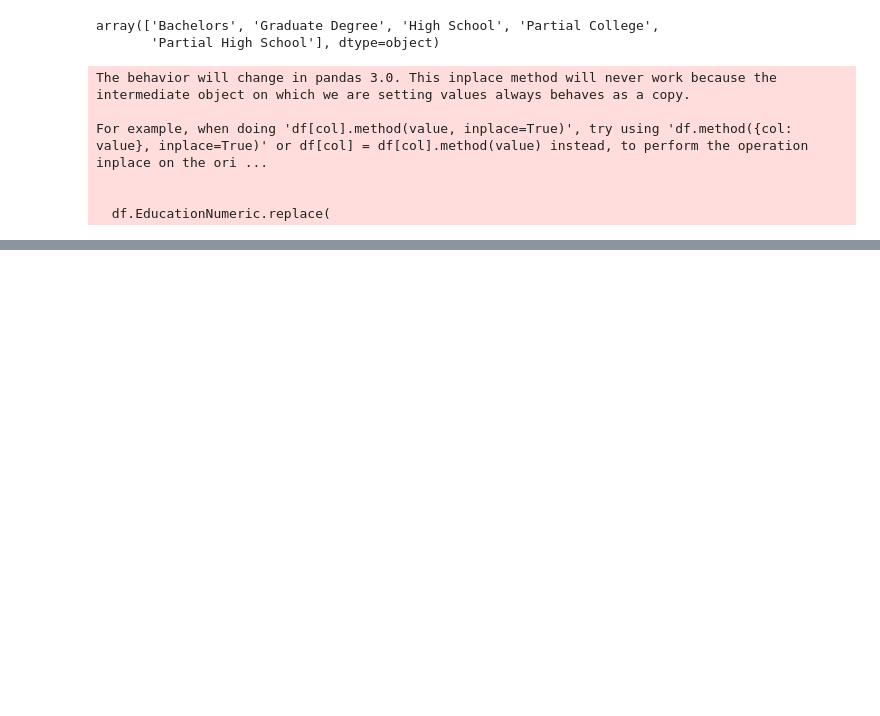
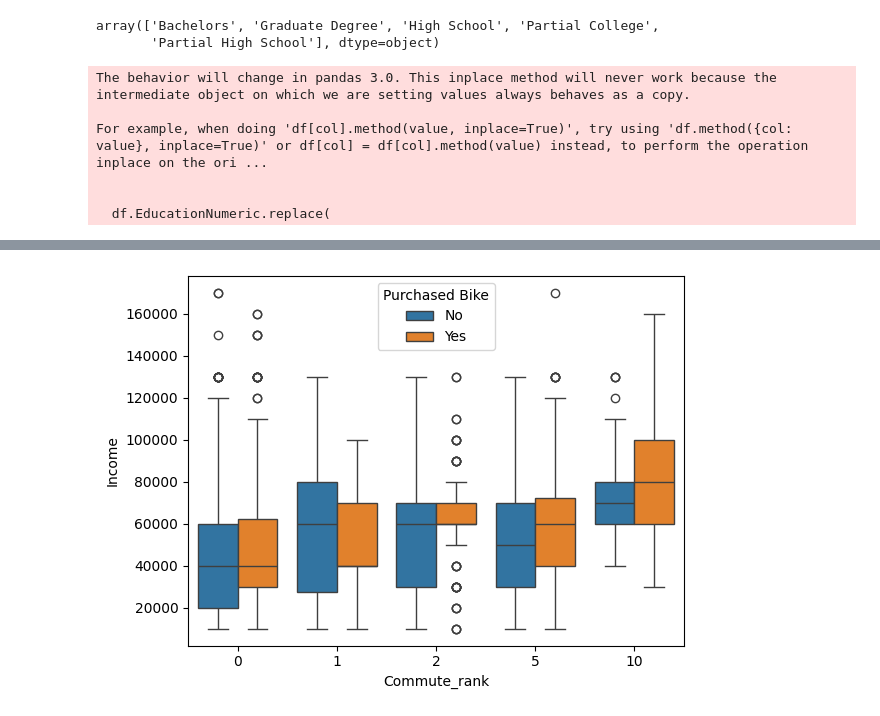
Before and after one commit to lewinskie254/eda, a Jupyter notebook: Anova_Link_2.ipynb, the cells around one changed output, grey strips where cells are left out. Cells and saved outputs as stored; diff of their text form; code cells hidden in the pictures; blank space fills up the shorter version.

```diff
--- a/Anova_Link_2.ipynb
+++ b/Anova_Link_2.ipynb
@@ -105,0 +85,10 @@ array([ 0, 10,  1,  2,  5])
+# %%
+#box plot
+sns.boxplot(
+    data=df,
+    x='Commute_rank',
+    y='Income',
+    hue='Purchased Bike',
+);
+# %% [output]
+[figure, added]
```
Also changed, not shown: parts of 6 cells of this notebook.
